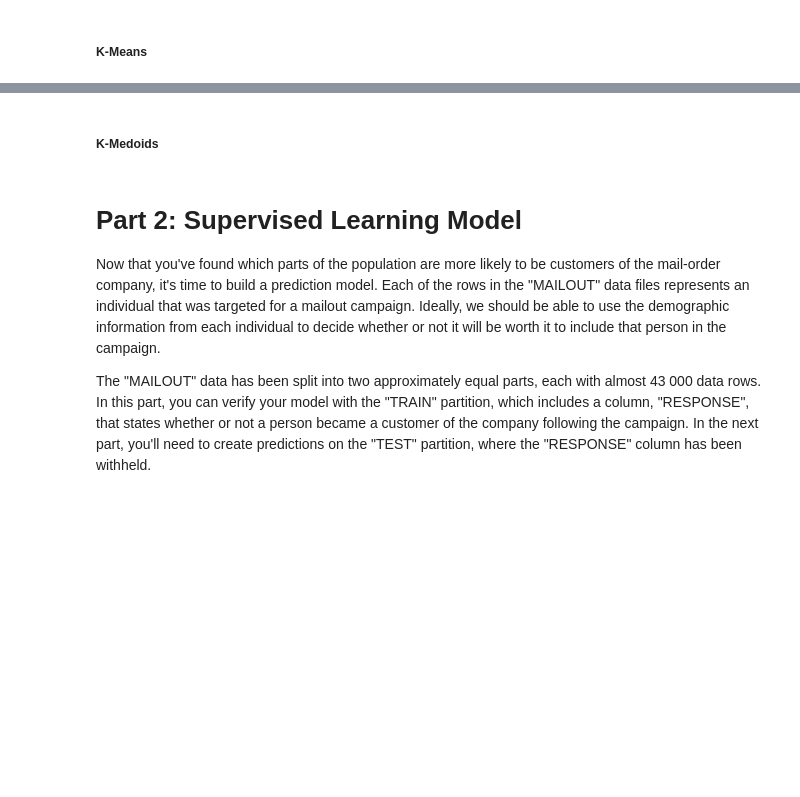
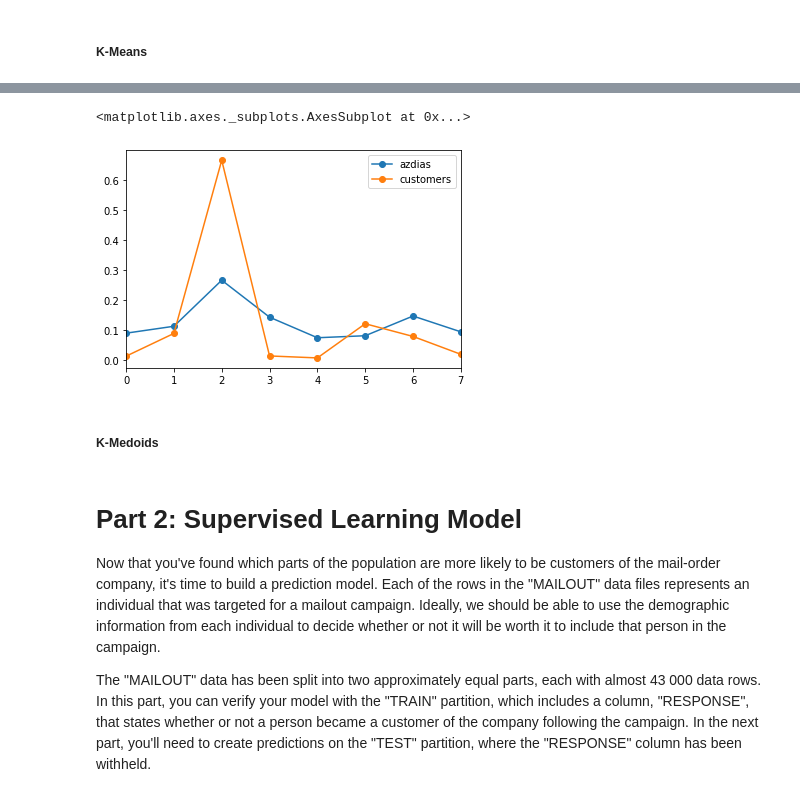
Before and after one commit to olalakul/udacity-MLengineer-capstone, a Jupyter notebook: Arvato Project Workbook.ipynb, the cells around one changed output, grey strips where cells are left out. Drawn from its saved outputs; the diff is of its cells as text; code cells hidden in the pictures; blank space fills up the shorter version.

```diff
--- a/Arvato Project Workbook.ipynb
+++ b/Arvato Project Workbook.ipynb
@@ -610,0 +630,4 @@ display(centers)
+# %%
+azdias_labels = pd.Series(kmeans.labels_, index=azdias_ohe.index)
+azdias_in_group = azdias_labels.value_counts()/azdias_labels.count()
+azdias_in_group.sort_index()
@@ -611,5 +644,5 @@ display(centers)
 # %%
-customers_labels = pd.Series(kmeans.labels_, index=customers.index)
+customers_labels = pd.Series(kmeans.predict(customers_ohe), index=customers_ohe.index)
 customers_in_group = customers_labels.value_counts()/customers_labels.count()
 customers_in_group.sort_index()
 # %% [output]
@@ -634,0 +658,4 @@ dtype: float64
+# %%
+percentage_in_group = pd.concat([azdias_in_group, customers_in_group], axis=1)
+percentage_in_group.columns=['azdias', 'customers']
+percentage_in_group
@@ -635,3 +672,8 @@ dtype: float64
+# %%
+percentage_in_group.plot(marker='o')
+# %% [output]
+<matplotlib.axes._subplots.AxesSubplot at 0x...>
+[figure, added]
 # %% [markdown]
 ##### K-Medoids
 # %%
```
Also changed, not shown: parts of 9 cells of this notebook.
